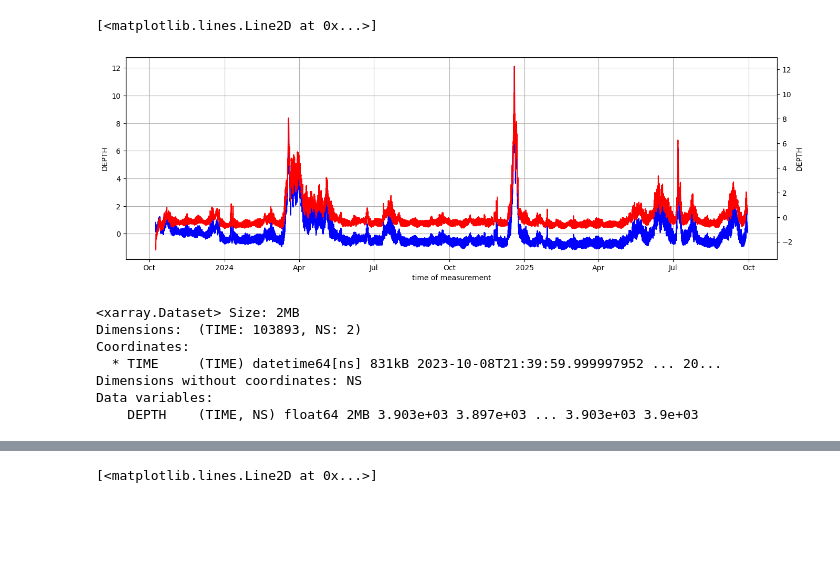
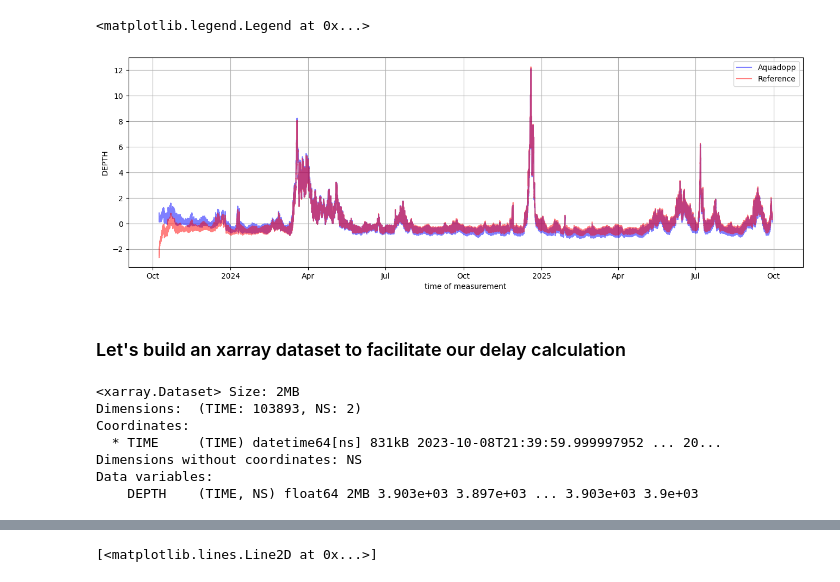
Before and after one commit to quai20/playground, a Jupyter notebook: clockCorr.ipynb, the cells around one changed output, grey strips where cells are left out. Cells and saved outputs as stored; diff of their text form; code cells hidden in the pictures; blank space fills up the shorter version.

```diff
--- a/clockCorr.ipynb
+++ b/clockCorr.ipynb
@@ -16,27 +22,29 @@ ds3 = ds1.copy()
 # %%
 f,ax = plt.subplots(figsize=(16,5))
 ax.grid()
 A=ds1['DEPTH'].where(ds1['DEPTH_QC']<4)
-(A-A.mean()).plot.line('-b',ax=ax)
-ax2 = ax.twinx()
+(A-A.mean()).plot.line('-b',alpha=.5,ax=ax,label='Aquadopp')
 B=ds2['DEPTH'].where(ds2['DEPTH_QC']<4)
-(B-B.mean()).plot.line('-r',ax=ax2)
+(B-B.mean()).plot.line('-r',alpha=.5,ax=ax, label='Reference')
+plt.legend()
 # %% [output]
-[<matplotlib.lines.Line2D at 0x...>]
+<matplotlib.legend.Legend at 0x...>
-[figure, old version]
+[figure, new version]
+# %% [markdown]
+### Let's build an xarray dataset to facilitate our delay calculation
 # %%
 A=ds1['DEPTH'].where(ds1['DEPTH_QC']<4)
 B=ds2['DEPTH'].where(ds2['DEPTH_QC']<4)
 BL = B.dropna('TIME').interp(TIME=A.TIME,method='linear').dropna('TIME')
 AL = A.dropna('TIME').interp(TIME=BL.TIME,method='linear').dropna('TIME')
-# %%
-ds = xr.Dataset({'DEPTH':(['TIME','NS'],np.vstack([AL.values,BL.values]).transpose())},{'TIME':AL.TIME.values})
-ds
-# %% [output]
-<xarray.Dataset> Size: 2MB
-Dimensions:  (TIME: 103893, NS: 2)
-Coordinates:
-  * TIME     (TIME) datetime64[ns] 831kB 2023-10-08T21:39:59.999997952 ... 20...
-Dimensions without coordinates: NS
-Data variables:
-    DEPTH    (TIME, NS) float64 2MB 3.903e+03 3.897e+03 ... 3.903e+03 3.9e+03
+# %%
+ds = xr.Dataset({'DEPTH':(['TIME','NS'],np.vstack([AL.values,BL.values]).transpose())},{'TIME':AL.TIME.values})
+ds
+# %% [output]
+<xarray.Dataset> Size: 2MB
+Dimensions:  (TIME: 103893, NS: 2)
+Coordinates:
+  * TIME     (TIME) datetime64[ns] 831kB 2023-10-08T21:39:59.999997952 ... 20...
+Dimensions without coordinates: NS
+Data variables:
+    DEPTH    (TIME, NS) float64 2MB 3.903e+03 3.897e+03 ... 3.903e+03 3.9e+03
```
Also changed, not shown: parts of 15 cells of this notebook.
